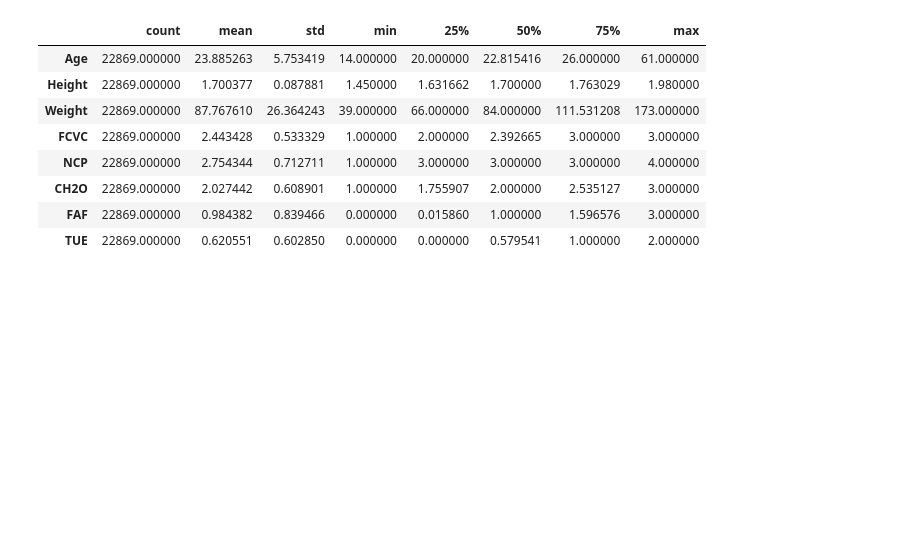
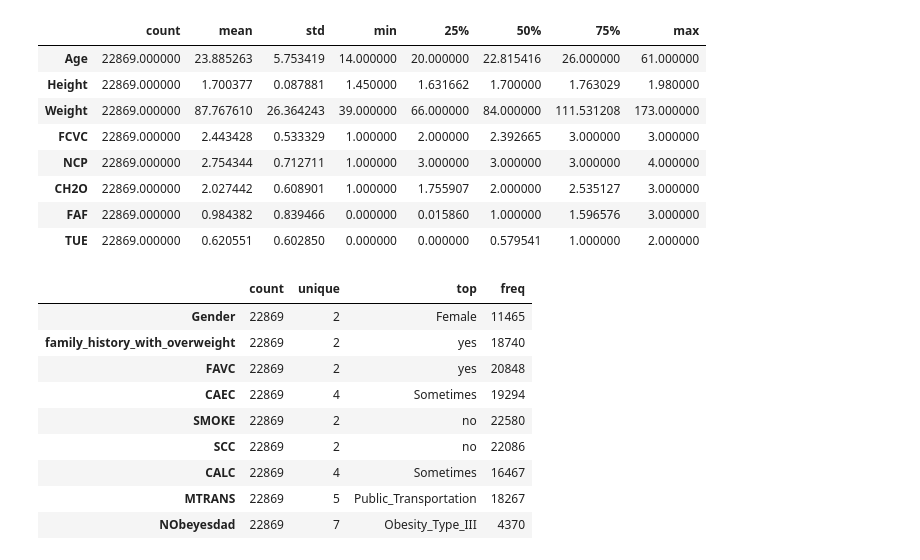
Before and after one commit to patil-pranit/kaggle-obesity_risk, a Jupyter notebook: obesity-risk.ipynb, the cells around one changed output. Saved outputs shown, nothing was run; the diff lists cells and outputs as text; code cells hidden in the pictures; blank space fills up the shorter version.

```diff
--- a/obesity-risk.ipynb
+++ b/obesity-risk.ipynb
@@ -104,3 +106,16 @@ train_combined.describe().T.style.background_gradient()
 | CH2O | 22869.000000 | 2.027442 | 0.608901 | 1.000000 | 1.755907 | 2.000000 | 2.535127 | 3.000000 |
 | FAF | 22869.000000 | 0.984382 | 0.839466 | 0.000000 | 0.015860 | 1.000000 | 1.596576 | 3.000000 |
 | TUE | 22869.000000 | 0.620551 | 0.602850 | 0.000000 | 0.000000 | 0.579541 | 1.000000 | 2.000000 |
+# %%
+train_combined.describe(include =["object"]).T.style.background_gradient()
+# %% [output]
+|  | count | unique | top | freq |
+| Gender | 22869 | 2 | Female | 11465 |
+| family_history_with_overweight | 22869 | 2 | yes | 18740 |
+| FAVC | 22869 | 2 | yes | 20848 |
+| CAEC | 22869 | 4 | Sometimes | 19294 |
+| SMOKE | 22869 | 2 | no | 22580 |
+| SCC | 22869 | 2 | no | 22086 |
+| CALC | 22869 | 4 | Sometimes | 16467 |
+| MTRANS | 22869 | 5 | Public_Transportation | 18267 |
+| NObeyesdad | 22869 | 7 | Obesity_Type_III | 4370 |
```
Also changed, not shown: parts of 18 cells of this notebook.
